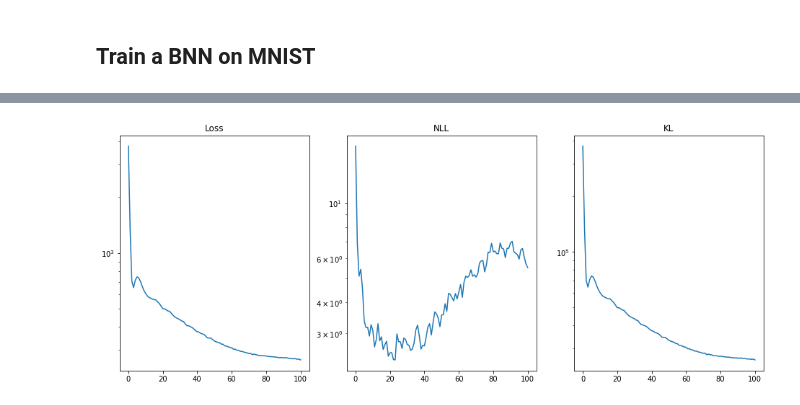
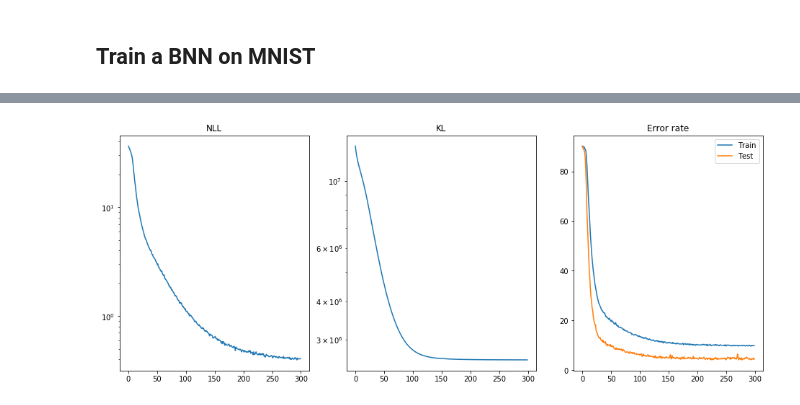
Before and after one commit to SergioAlvarezB/calibration-normalizing-flows, a Jupyter notebook: notebooks/BNN-BayesBackprop.ipynb, the cells around one changed output, grey strips where cells are left out. Saved outputs shown, nothing was run; the diff lists cells and outputs as text; code cells hidden in the pictures.

```diff
--- a/notebooks/BNN-BayesBackprop.ipynb
+++ b/notebooks/BNN-BayesBackprop.ipynb
@@ -173,14 +188,15 @@ mnist_dataset = datasets.MNIST(tempfile.gettempdir(), train=True, download=True,
 # %%
-N = torch.Tensor([len(mnist_dataset)]).to(dev)
+N = torch.Tensor([len(train_mnist_dataset)]).to(dev)
 # %% [markdown]
 ## Train a BNN on MNIST
 # %%
 batch_size=128
-epochs = 600
+epochs = 300
 
-train_loader = torch.utils.data.DataLoader(mnist_dataset, batch_size=batch_size, shuffle=True, num_workers=0, pin_memory=True)
+train_loader = torch.utils.data.DataLoader(train_mnist_dataset, batch_size=batch_size, shuffle=True, num_workers=0, pin_memory=True)
+test_loader = torch.utils.data.DataLoader(test_mnist_dataset, batch_size=batch_size, shuffle=True, num_workers=0, pin_memory=True)
 # %%
-bnn = BBNN(784, 10, prior=prior, hidden_size=[400]).to(dev)
+bnn = BBNN(784, 10, prior=prior, hidden_size=[1200, 1200]).to(dev)
 
 optimizer = torch.optim.Adam(bnn.parameters())
-CE = torch.nn.CrossEntropyLoss()
+CE = torch.nn.CrossEntropyLoss(reduction='sum')
@@ -191,3 +203,9 @@ NLL = []
+# %%
+bnn_loss = []
+bnn_KL = []
+bnn_NLL = []
+bnn_train_error = []
+bnn_test_error = []
 # %%
 # Train loop
 t0 = time.time()
@@ -251,20 +281,20 @@ ZeroDivisionError: division by zero
 # %%
 fig, ax_arr = plt.subplots(1, 3, figsize=(16, 6))
 
-ax_arr[0].plot(loss)
+ax_arr[0].plot(bnn_NLL)
 ax_arr[0].set_yscale('log')
-ax_arr[0].set_title('Loss')
+ax_arr[0].set_title('NLL')
 
 
-ax_arr[1].plot(NLL)
+ax_arr[1].plot(bnn_KL)
 ax_arr[1].set_yscale('log')
-ax_arr[1].set_title('NLL')
+ax_arr[1].set_title('KL')
 
-
-ax_arr[2].plot(KL)
-ax_arr[2].set_yscale('log')
-ax_arr[2].set_title('KL')
+ax_arr[2].plot(bnn_train_error)
+ax_arr[2].plot(bnn_test_error)
+ax_arr[2].set_title('Error rate')
+ax_arr[2].legend(['Train', 'Test'])
 
 plt.show()
 # %% [output]
-[figure, old version]
+[figure, new version]
```
Also changed, not shown: parts of 15 cells of this notebook.
